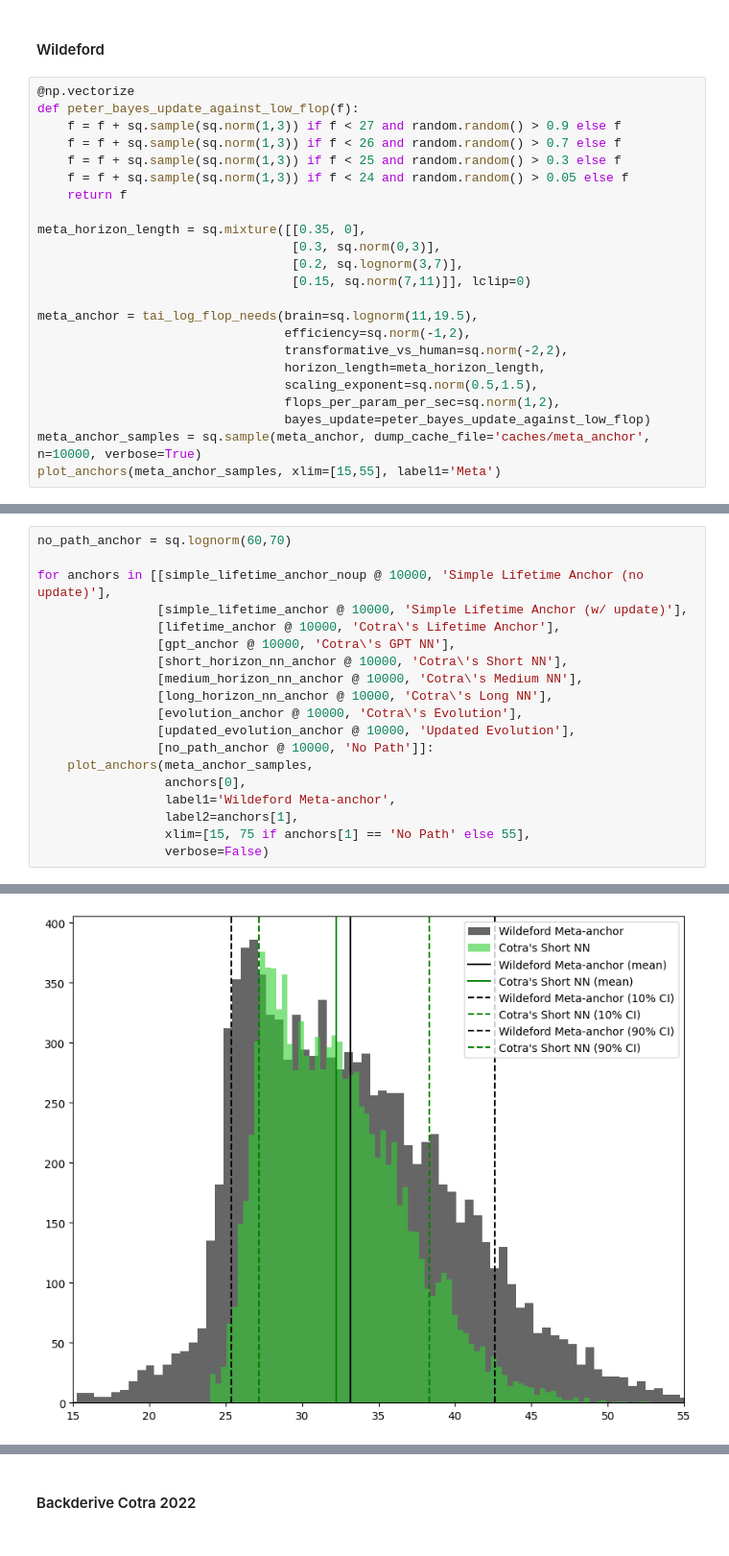
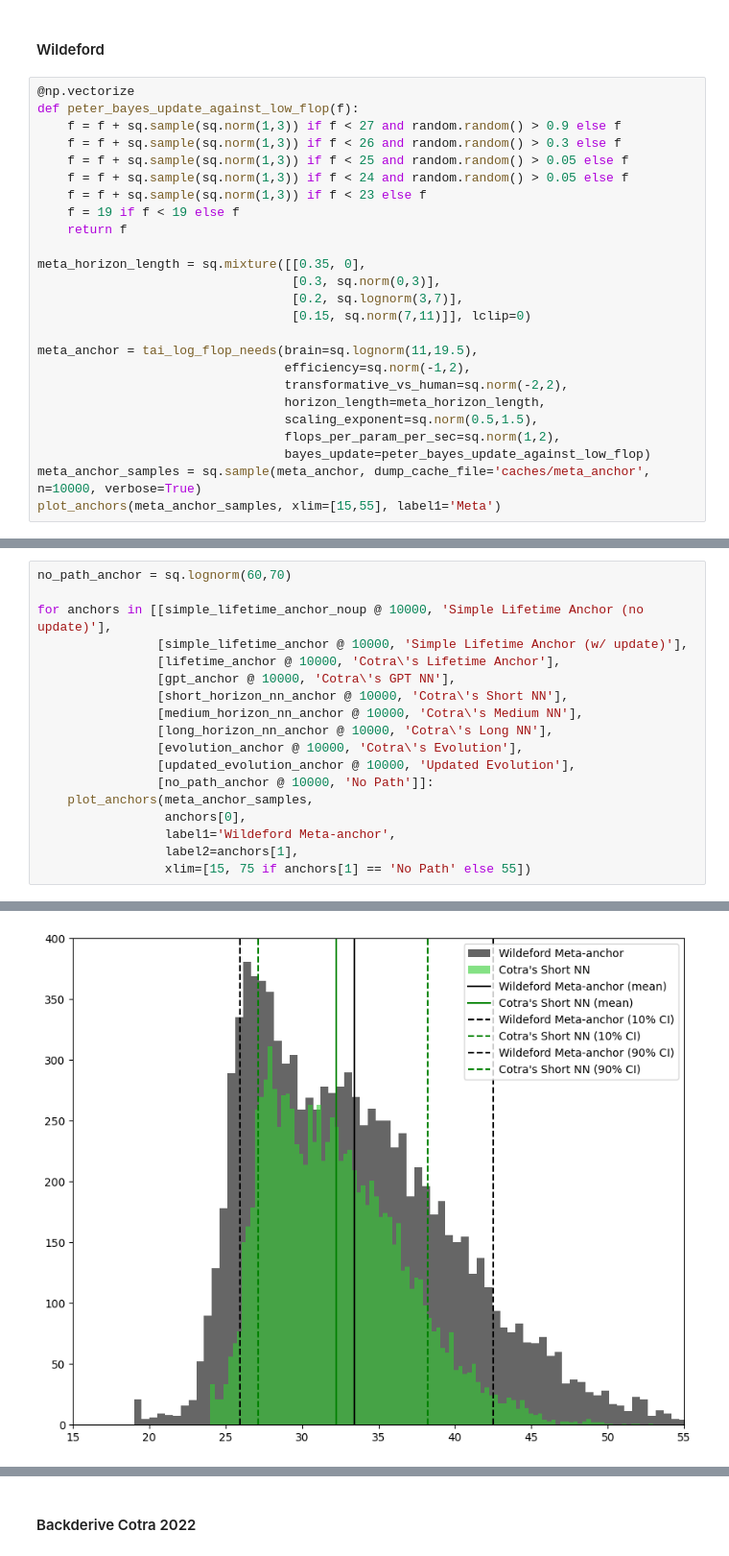
Before and after one commit to rethinkpriorities/future-assessment-model, a Jupyter notebook: (1) Anchors.ipynb, the cells around one changed output, grey strips where cells are left out. Shown at 96% size. Cells and saved outputs as stored; diff of their text form.

Commit message:
shift meta anchor slightly

```diff
--- a/(1) Anchors.ipynb
+++ b/(1) Anchors.ipynb
@@ -485,9 +486,11 @@ Anchor1
 @np.vectorize
 def peter_bayes_update_against_low_flop(f):
     f = f + sq.sample(sq.norm(1,3)) if f < 27 and random.random() > 0.9 else f
-    f = f + sq.sample(sq.norm(1,3)) if f < 26 and random.random() > 0.7 else f
-    f = f + sq.sample(sq.norm(1,3)) if f < 25 and random.random() > 0.3 else f
+    f = f + sq.sample(sq.norm(1,3)) if f < 26 and random.random() > 0.3 else f
+    f = f + sq.sample(sq.norm(1,3)) if f < 25 and random.random() > 0.05 else f
     f = f + sq.sample(sq.norm(1,3)) if f < 24 and random.random() > 0.05 else f
+    f = f + sq.sample(sq.norm(1,3)) if f < 23 else f
+    f = 19 if f < 19 else f
     return f
 
 meta_horizon_length = sq.mixture([[0.35, 0],
@@ -540,6 +543,5 @@ for anchors in [[simple_lifetime_anchor_noup @ 10000, 'Simple Lifetime Anchor (n
                  anchors[0],
                  label1='Wildeford Meta-anchor',
                  label2=anchors[1],
-                 xlim=[15, 75 if anchors[1] == 'No Path' else 55],
-                 verbose=False)
+                 xlim=[15, 75 if anchors[1] == 'No Path' else 55])
 # %% [output]
@@ -550 +637 @@ for anchors in [[simple_lifetime_anchor_noup @ 10000, 'Simple Lifetime Anchor (n
-[figure, old version]
+[figure, new version]
```
Also changed, not shown: parts of 21 cells of this notebook.
